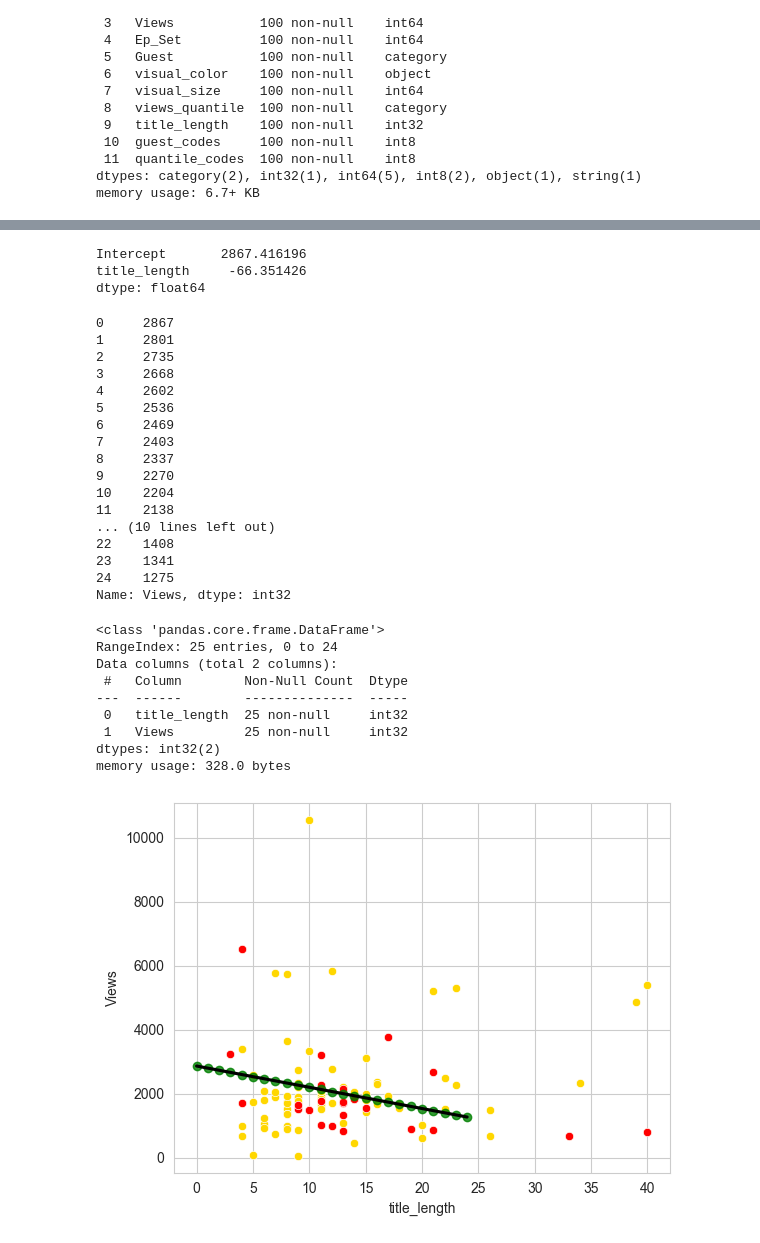
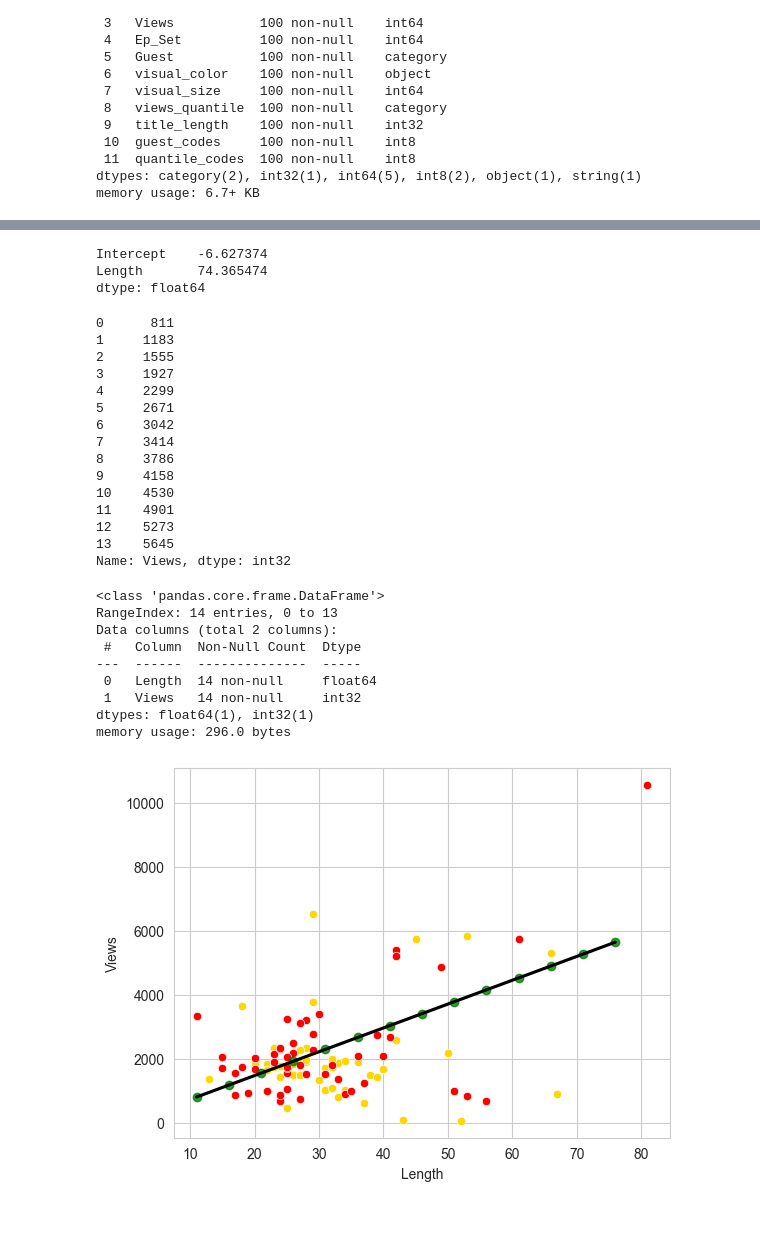
Before and after one commit to carltonajr/Main, a Jupyter notebook: YFBP.ipynb, the cells around one changed output, grey strips where cells are left out. Saved outputs shown, nothing was run; the diff lists cells and outputs as text; code cells hidden in the pictures.

```diff
--- a/YFBP.ipynb
+++ b/YFBP.ipynb
@@ -188,7 +188,7 @@ Data columns (total 12 columns):
 dtypes: category(2), int32(1), int64(5), int8(2), object(1), string(1)
 memory usage: 6.7+ KB
 # %%
-samples = shows.sample(frac=1/4, replace=False)
+samples = shows.sample(frac=1/2, replace=False)
 samples
 # %% [output]
 |  | Episode | Title | Length | Views | Ep_Set | Guest | visual_color | visual_size | views_quantile | ... |
@@ -211,57 +211,55 @@ samples
 # %%
 from statsmodels.formula.api import ols
-mdl_views_v_guests = ols('Views ~ title_length', data=samples).fit()
+mdl_views_v_guests = ols('Views ~ Length', data=samples).fit()
 mdl_views_v_guests.params
 # %% [output]
-Intercept       2867.416196
-title_length     -66.351426
+Intercept    -6.627374
+Length       74.365474
 dtype: float64
 # %%
-explanatory_data = pd.DataFrame({'title_length': np.arange(0, len(samples))})
+explanatory_data = pd.DataFrame({'Length': np.arange(shows.Length.min(), shows.Length.max(), len(samples) / 10)})
 # %%
 prediction_data = explanatory_data.assign(Views = mdl_views_v_guests.predict(explanatory_data))
 prediction_data = int_values(prediction_data, 'Views')
 prediction_data.Views
 # %% [output]
-0     2867
-1     2801
-2     2735
-3     2668
-4     2602
-5     2536
-6     2469
-7     2403
-8     2337
-9     2270
-10    2204
-11    2138
-... (10 lines left out)
-22    1408
-23    1341
-24    1275
+0      811
+1     1183
+2     1555
+3     1927
+4     2299
+5     2671
+6     3042
+7     3414
+8     3786
+9     4158
+10    4530
+11    4901
+12    5273
+13    5645
 Name: Views, dtype: int32
 # %%
 prediction_data.info()
 # %% [output]
 <class 'pandas.core.frame.DataFrame'>
-RangeIndex: 25 entries, 0 to 24
+RangeIndex: 14 entries, 0 to 13
 Data columns (total 2 columns):
- #   Column        Non-Null Count  Dtype
----  ------        --------------  -----
- 0   title_length  25 non-null     int32
- 1   Views         25 non-null     int32
-dtypes: int32(2)
-memory usage: 328.0 bytes
+ #   Column  Non-Null Count  Dtype
+---  ------  --------------  -----
+ 0   Length  14 non-null     float64
+ 1   Views   14 non-null     int32
+dtypes: float64(1), int32(1)
+memory usage: 296.0 bytes
 # %%
 fig = plt.figure()
 sns.set_style('whitegrid')
-sns.scatterplot(x="title_length", y="Views", data=shows, color='gold')
+sns.scatterplot(x="Length", y="Views", data=shows, color='gold')
 
-sns.scatterplot(x="title_length", y="Views", data=samples, color='red')
+sns.scatterplot(x="Length", y="Views", data=samples, color='red')
 
 
-sns.regplot(x="title_length", y="Views", data=prediction_data, ci=0.95, line_kws={"color": "black"}, color='green')
+sns.regplot(x="Length", y="Views", data=prediction_data, ci=0.95, line_kws={"color": "black"}, color='green')
 plt.legend
 plt.show()
 # %% [output]
-[figure, old version]
+[figure, new version]
```
Also changed, not shown: parts of 3 cells of this notebook.
